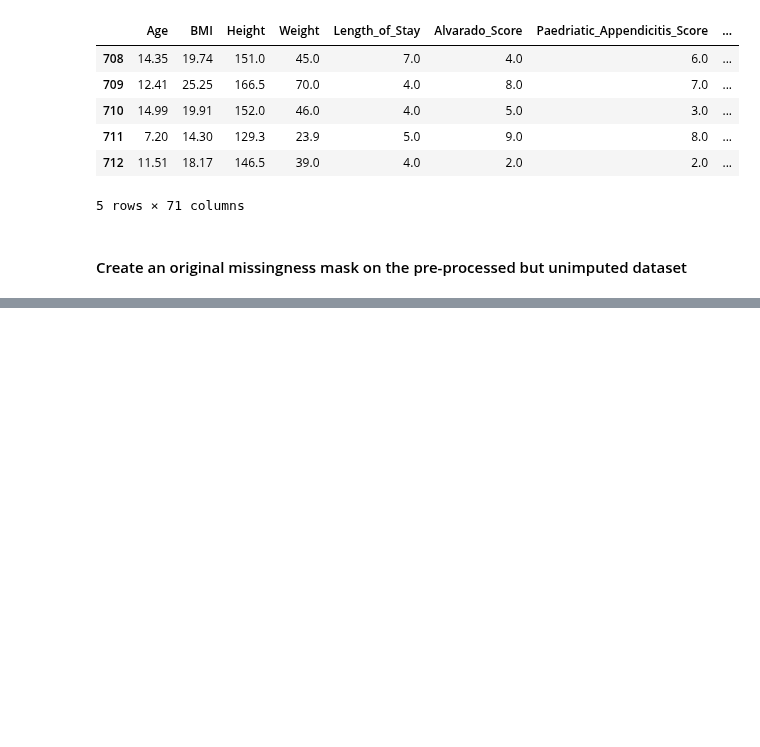
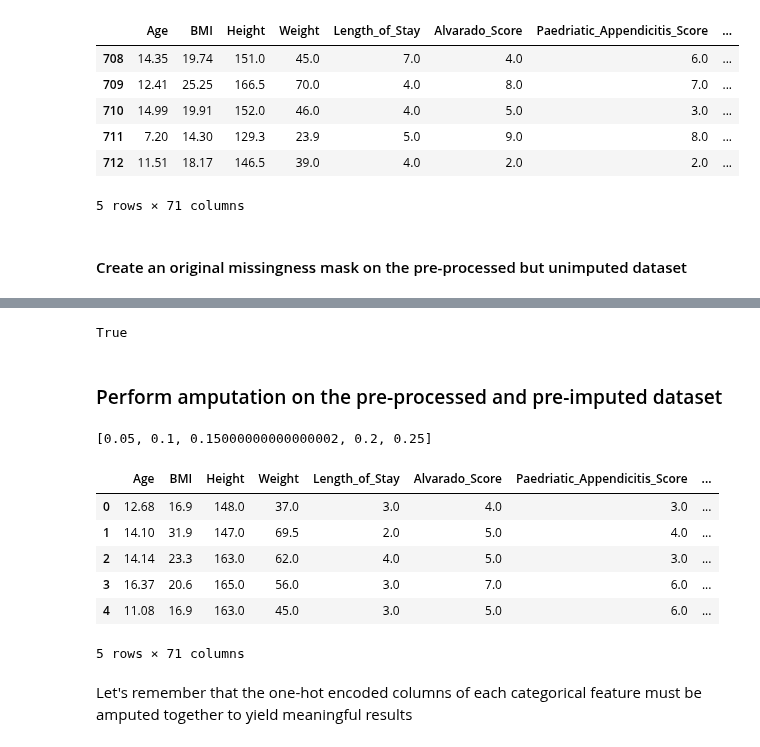
Before and after one commit to Orthologues/VAEQL_plus_Imputation, a Jupyter notebook: VAE_Q_learning_imputation/data_exploration/data_preprocessing.ipynb, the cells around one changed output, grey strips where cells are left out. Drawn from its saved outputs; the diff is of its cells as text; code cells hidden in the pictures; blank space fills up the shorter version.

```diff
--- a/VAE_Q_learning_imputation/data_exploration/data_preprocessing.ipynb
+++ b/VAE_Q_learning_imputation/data_exploration/data_preprocessing.ipynb
@@ -982,7 +999,7 @@ appendicitis_df_cp = None
 hcv_data_cp = None
 # %%
 # 1) my preprocessed DataFrame with NaNs
-df_temp = appendicitis_df_preprocssed.copy()
+df_temp = appendicitis_df_preprocessed.copy()
 
 # 2) set up the imputer to use BayesianRidge
 imputer = IterativeImputer(
@@ -1025,0 +1070,23 @@ appendicitis_df_preprocessed_imputed.to_csv("preprocessed_datasets/Regensburg_Pe
+# %%
+missing_mask_Appenditictis.shape == appendicitis_df.shape == appendicitis_df_preprocessed_imputed.shape
+# %% [output]
+True
+# %% [markdown]
+### Perform amputation on the pre-processed and pre-imputed dataset
+# %%
+missing_rates = [0.05*k for k in range(1, 6)]
+missing_rates
+# %% [output]
+[0.05, 0.1, 0.15000000000000002, 0.2, 0.25]
+# %%
+appendicitis_df_preprocessed_imputed.head()
+# %% [output]
+|  | Age | BMI | Height | Weight | Length_of_Stay | Alvarado_Score | Paedriatic_Appendicitis_Score | ... |
+| 0 | 12.68 | 16.9 | 148.0 | 37.0 | 3.0 | 4.0 | 3.0 | ... |
+| 1 | 14.10 | 31.9 | 147.0 | 69.5 | 2.0 | 5.0 | 4.0 | ... |
+| 2 | 14.14 | 23.3 | 163.0 | 62.0 | 4.0 | 5.0 | 3.0 | ... |
+| 3 | 16.37 | 20.6 | 165.0 | 56.0 | 3.0 | 7.0 | 6.0 | ... |
+| 4 | 11.08 | 16.9 | 163.0 | 45.0 | 3.0 | 5.0 | 6.0 | ... |
+5 rows × 71 columns
+# %% [markdown]
+Let's remember that the one-hot encoded columns of each categorical feature must be amputed together to yield meaningful results
```
Also changed, not shown: parts of 25 cells of this notebook, 8 other files.
